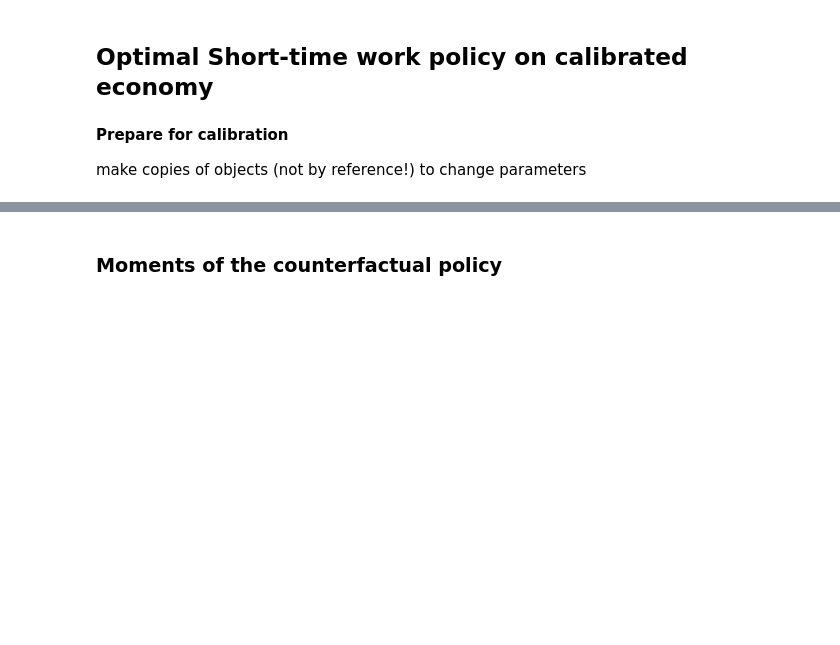
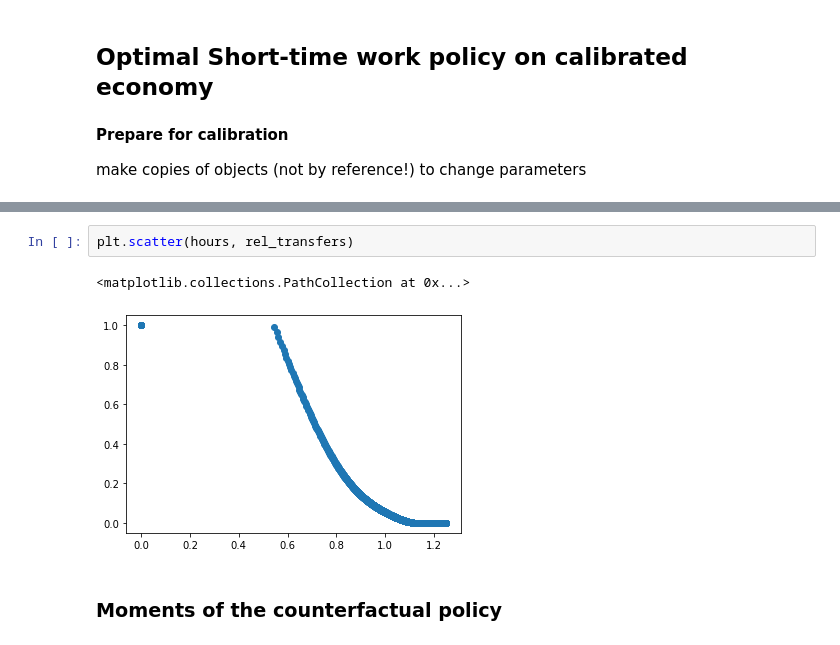
Before and after one commit to SZuzek/Shorttimework, a Jupyter notebook: main.ipynb, the cells around one changed output, grey strips where cells are left out. Cells and saved outputs as stored; diff of their text form; blank space fills up the shorter version.

```diff
--- a/main.ipynb
+++ b/main.ipynb
@@ -558,3 +593,8 @@ if __name__ ==  '__main__':
+# %%
+plt.scatter(hours, rel_transfers)
+# %% [output]
+<matplotlib.collections.PathCollection at 0x...>
+[figure, added]
 # %% [markdown]
 ### Moments of the counterfactual policy
 # %%
```
Also changed, not shown: parts of 36 cells of this notebook, 12 other files.
